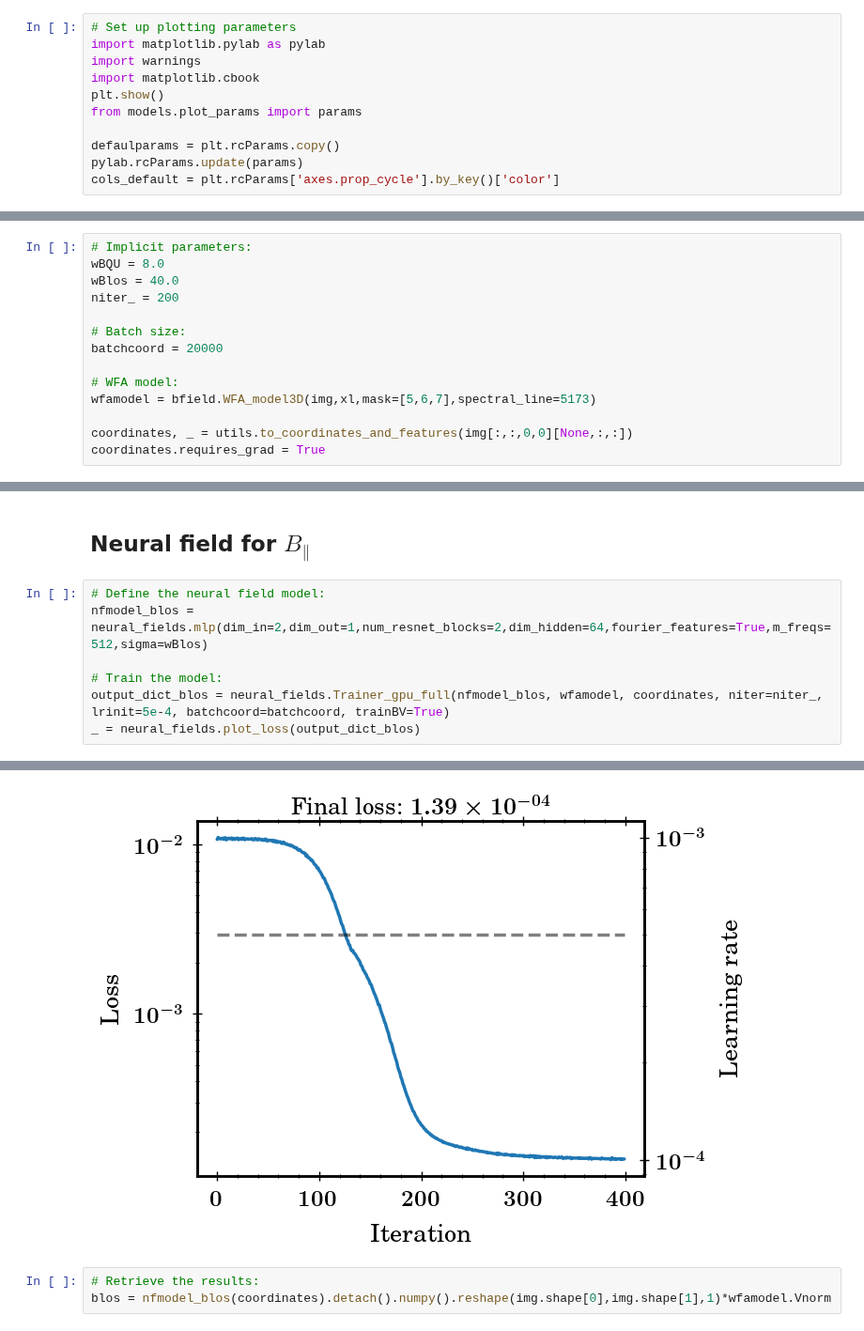
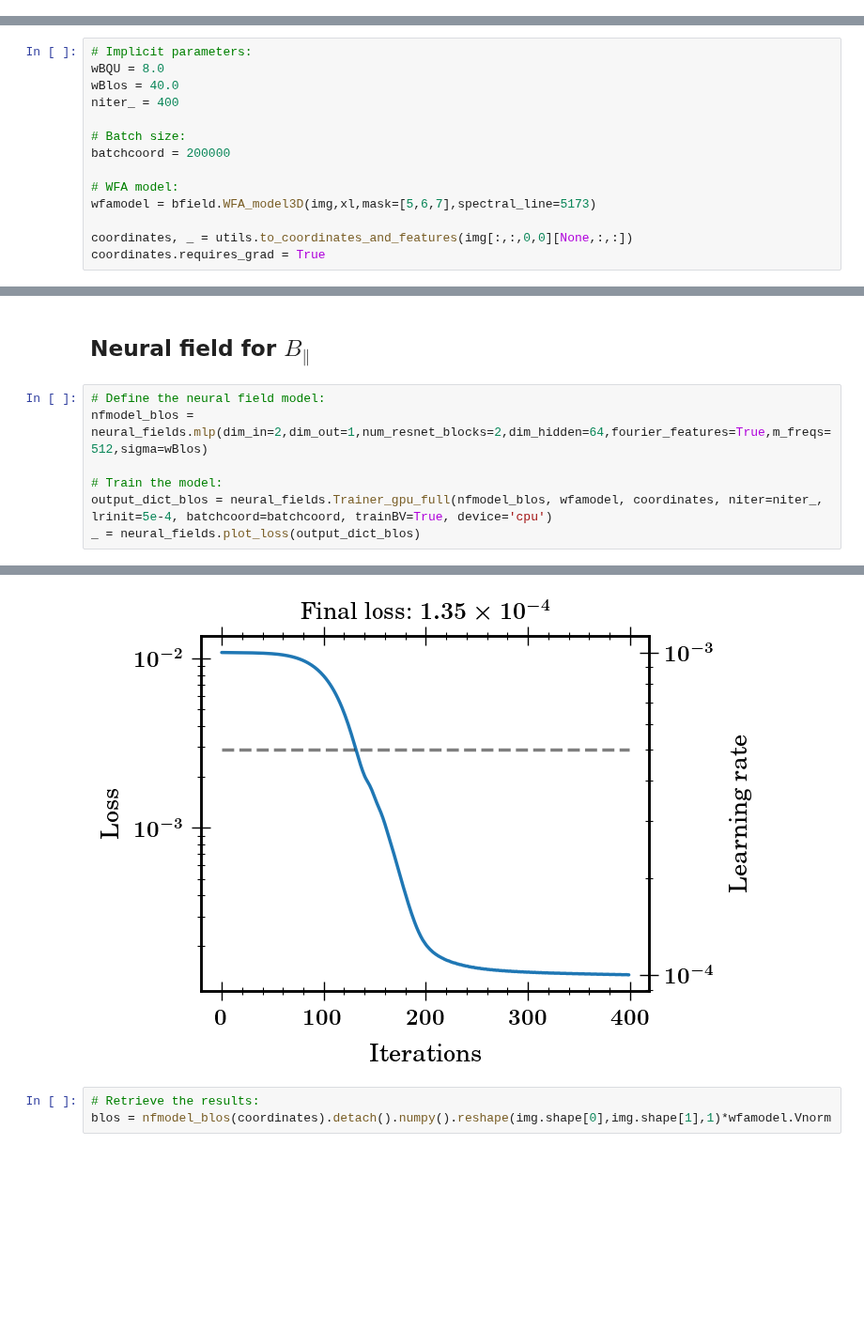
Before and after one commit to cdiazbas/neural_wfa, a Jupyter notebook: example/run_example.ipynb, the cells around one changed output, grey strips where cells are left out. Shown at 94% size. Saved outputs shown, nothing was run; the diff lists cells and outputs as text; blank space fills up the shorter version.

```diff
--- a/example/run_example.ipynb
+++ b/example/run_example.ipynb
@@ -17,17 +19,6 @@ from models import neural_fields, bfield
 # %% [output]
 The autoreload extension is already loaded. To reload it, use:
   %reload_ext autoreload
-# %%
-# Set up plotting parameters
-import matplotlib.pylab as pylab
-import warnings
-import matplotlib.cbook
-plt.show()
-from models.plot_params import params
-
-defaulparams = plt.rcParams.copy()
-pylab.rcParams.update(params)
-cols_default = plt.rcParams['axes.prop_cycle'].by_key()['color']
 # %%
 # Readind the data:
 import astropy.io.fits as fits
@@ -40,10 +31,10 @@ ny, nx, nStokes, nWav = img.shape
 # Implicit parameters:
 wBQU = 8.0
 wBlos = 40.0
-niter_ = 200
+niter_ = 400
 
 # Batch size:
-batchcoord = 20000
+batchcoord = 200000
 
 # WFA model:
 wfamodel = bfield.WFA_model3D(img,xl,mask=[5,6,7],spectral_line=5173)
@@ -59,6 +51,6 @@ Data: torch.Size([200, 178, 4, 13]) should be in the format [(nt) ny nx ns nw]
 nfmodel_blos = neural_fields.mlp(dim_in=2,dim_out=1,num_resnet_blocks=2,dim_hidden=64,fourier_features=True,m_freqs=512,sigma=wBlos)
 
 # Train the model:
-output_dict_blos = neural_fields.Trainer_gpu_full(nfmodel_blos, wfamodel, coordinates, niter=niter_, lrinit=5e-4, batchcoord=batchcoord, trainBV=True)
+output_dict_blos = neural_fields.Trainer_gpu_full(nfmodel_blos, wfamodel, coordinates, niter=niter_, lrinit=5e-4, batchcoord=batchcoord, trainBV=True, device='cpu')
 _ = neural_fields.plot_loss(output_dict_blos)
 # %% [output]
@@ -66,4 +58,4 @@ Number of batches per epoch: 2
-[figure, old version]
+[figure, new version]
 # %%
 # Retrieve the results:
 blos = nfmodel_blos(coordinates).detach().numpy().reshape(img.shape[0],img.shape[1],1)*wfamodel.Vnorm
```
Also changed, not shown: parts of 6 cells of this notebook, 4 other files.
